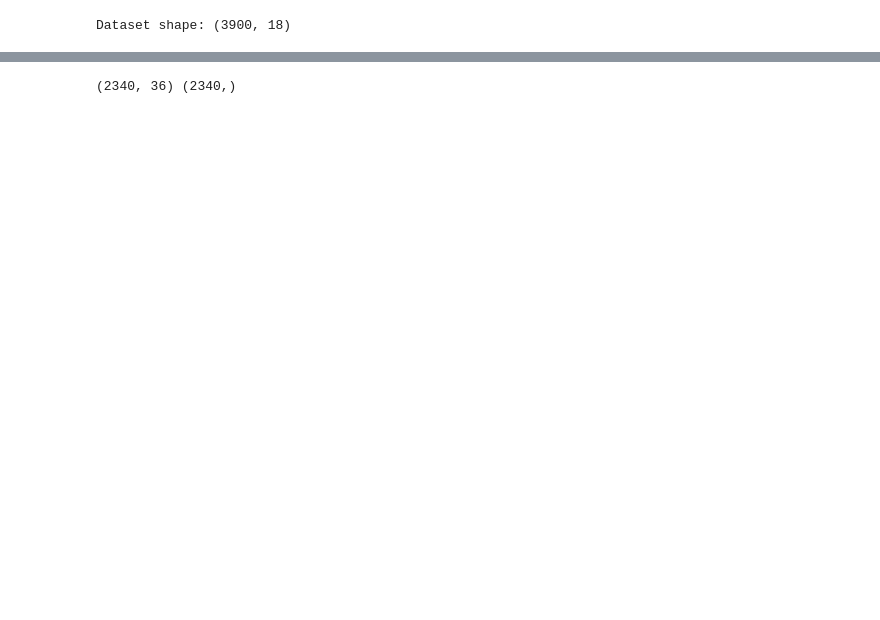
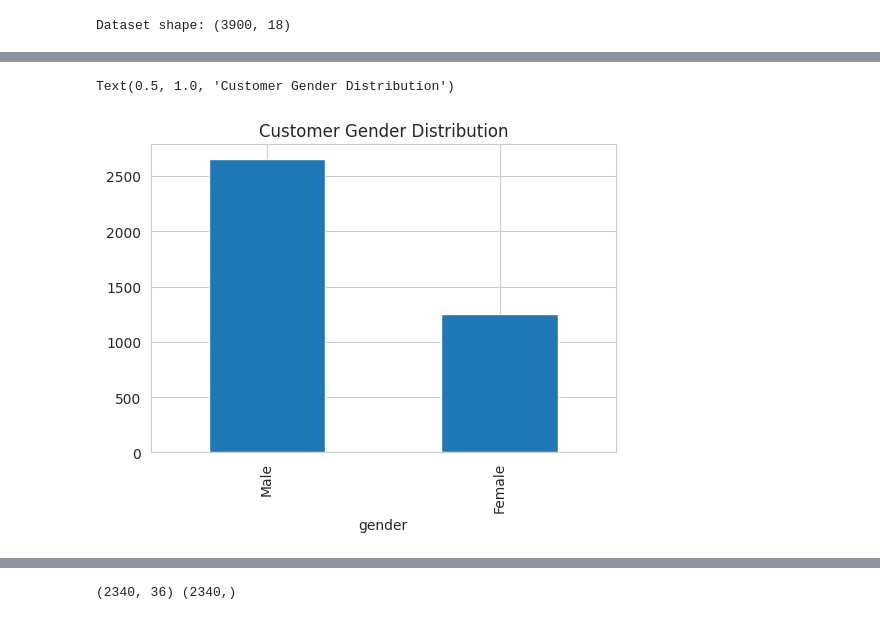
Before and after one commit to briannasancheztop/ADS505_Consumerbehavior, a Jupyter notebook: ADS505_Group_Project_.ipynb, the cells around one changed output, grey strips where cells are left out. Saved outputs shown, nothing was run; the diff lists cells and outputs as text; code cells hidden in the pictures; blank space fills up the shorter version.

```diff
--- a/ADS505_Group_Project_.ipynb
+++ b/ADS505_Group_Project_.ipynb
@@ -116,0 +195,8 @@ False
+# %%
+#Ploted Customer Gender Distribution
+plt.figure(figsize=(6,4))
+data['gender'].value_counts().plot(kind='bar')
+plt.title('Customer Gender Distribution')
+# %% [output]
+Text(0.5, 1.0, 'Customer Gender Distribution')
+[figure, added]
```
Also changed, not shown: parts of 36 cells of this notebook.
